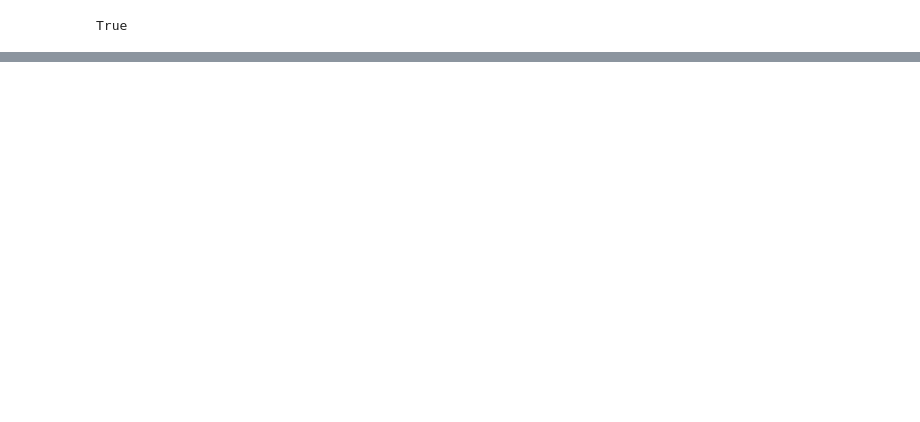
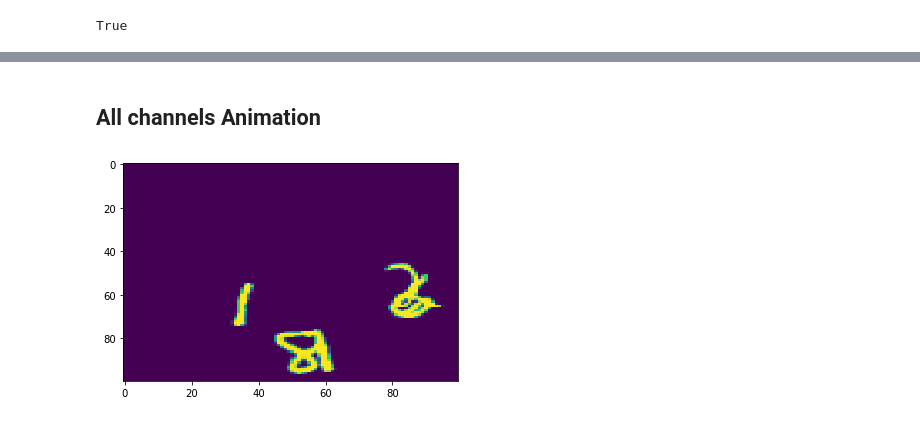
Before and after one commit to krysial/ift6759-t6-p1, a Jupyter notebook: notebooks/synthetic.ipynb, the cells around one changed output, grey strips where cells are left out. Saved outputs shown, nothing was run; the diff lists cells and outputs as text; code cells hidden in the pictures; blank space fills up the shorter version.

```diff
--- a/notebooks/synthetic.ipynb
+++ b/notebooks/synthetic.ipynb
@@ -38,0 +83,7 @@ plt.show()
+# %% [markdown]
+**All channels Animation**
+---
+# %%
+show_animation(opts, images)
+# %% [output]
+[figure, added]
```
Also changed, not shown: parts of 8 cells of this notebook, 8 other files.
